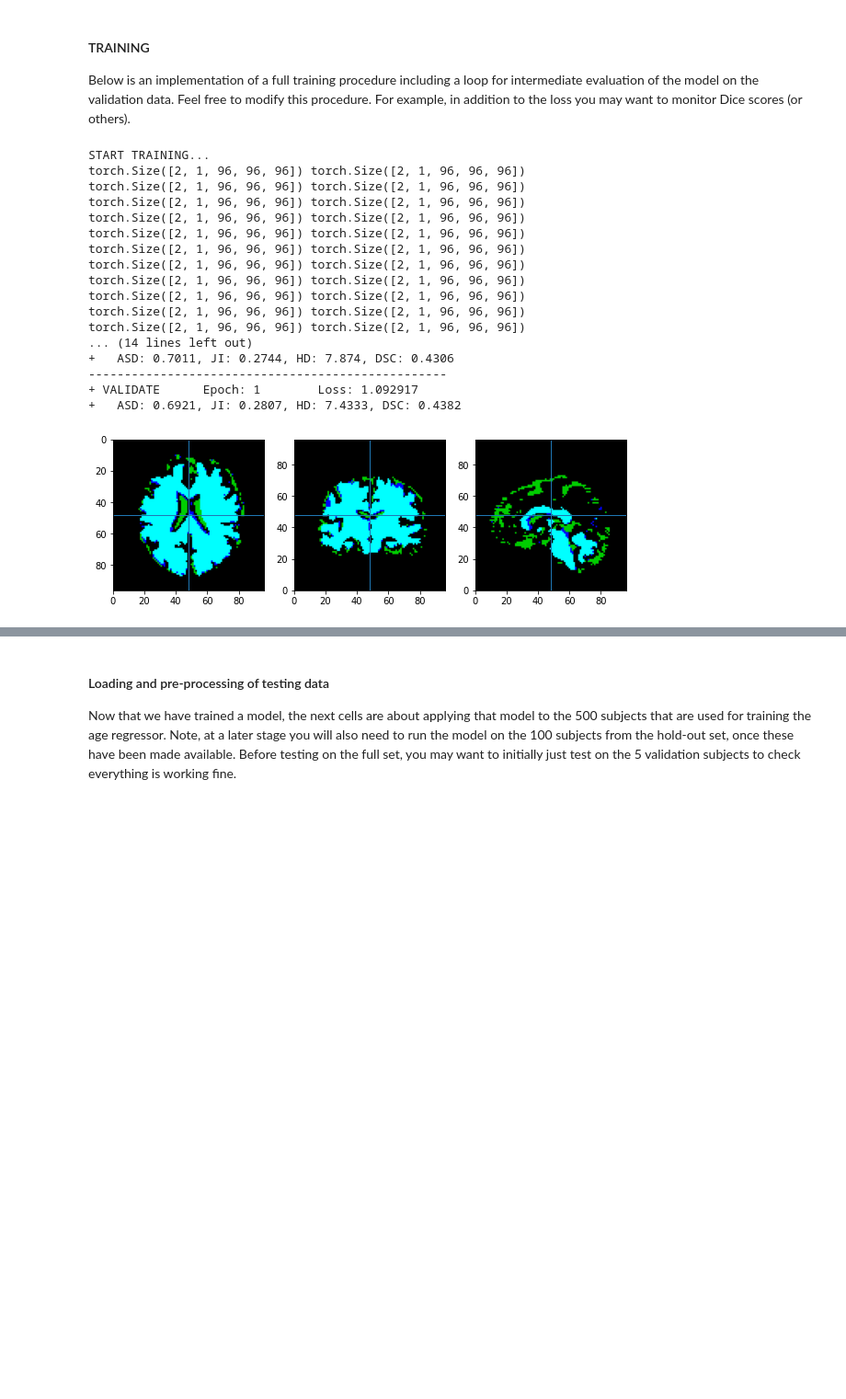
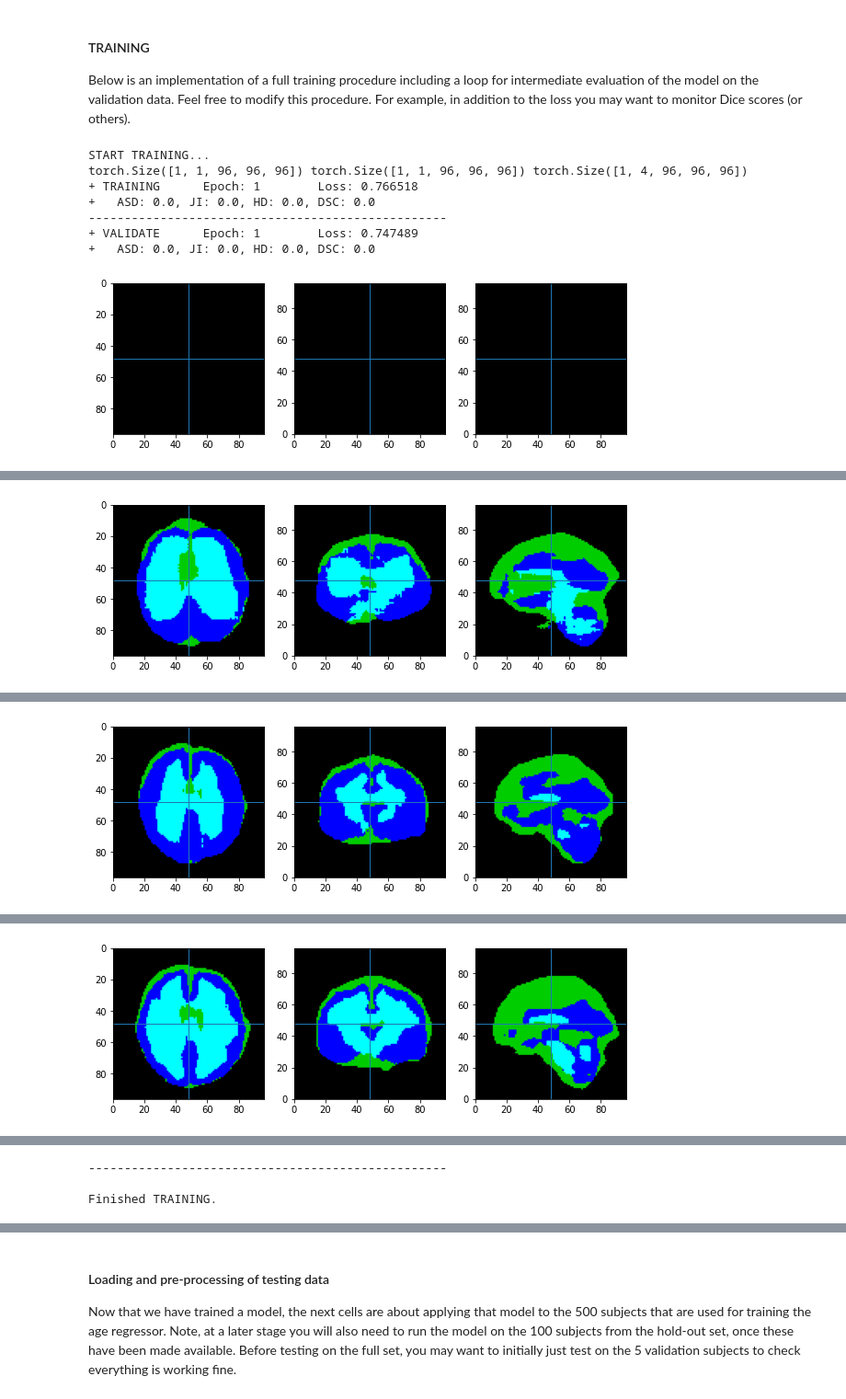
Before and after one commit to ML3ngiRNErT/imaging-cw, a Jupyter notebook: CW-Brain-Age-Regression.ipynb, the cells around one changed output, grey strips where cells are left out. Shown at 92% size. Saved outputs shown, nothing was run; the diff lists cells and outputs as text; code cells hidden in the pictures; blank space fills up the shorter version.

Commit message:
5x5 conv encoder with upsampling decoder

```diff
--- a/CW-Brain-Age-Regression.ipynb
+++ b/CW-Brain-Age-Regression.ipynb
@@ -548,12 +623,12 @@ class MetricsStore:
         seg_contour = sitk.LabelContour(seg)
 
         overlap_measures_filter.Execute(ref, seg)
-        hausdorff_distance_filter.Execute(ref_contour, seg_contour)
+        # hausdorff_distance_filter.Execute(ref_contour, seg_contour)
 
         ji = overlap_measures_filter.GetJaccardCoefficient()
         dsc = overlap_measures_filter.GetDiceCoefficient()
-        hd = hausdorff_distance_filter.GetHausdorffDistance()
-        asd = hausdorff_distance_filter.GetAverageHausdorffDistance()
+        hd = 0  # hausdorff_distance_filter.GetHausdorffDistance()
+        asd = 0  # hausdorff_distance_filter.GetAverageHausdorffDistance()
 
         self.ji.append(ji)
         self.dsc.append(dsc)
@@ -582,19 +657,28 @@ class MetricsStore:
         self.hd = []
         self.asd = []
         self.count = 0
+# %%
+model_dir = os.path.join(out_dir, 'model')
+
+if not os.path.exists(model_dir):
+    os.makedirs(model_dir)
+
+torch.manual_seed(rnd_seed) #fix random seed
+
+num_epochs = 40
+learning_rate = 0.0001
+
+# model = SimpleNet3D(num_classes=num_classes).to(device)
+filters = [1, 15, 30]
+kernel_size = 5
+enc = Encoder(filters=filters, kernel_size=kernel_size).to(device)
+dec = UpsampleConvUnit(96, _in=filters[-1], _out=num_classes, kernel_size=kernel_size).to(device)
+model = SegModel(enc, dec).to(device)
+
+model.train()
+
+optimizer = torch.optim.Adam(model.parameters(), lr=learning_rate)
 # %%
-model_dir = os.path.join(out_dir, 'model')
-
-if not os.path.exists(model_dir):
-    os.makedirs(model_dir)
-
-torch.manual_seed(rnd_seed) #fix random seed
-
-model = SimpleNet3D(num_classes=num_classes).to(device)
-model.train()
-
-optimizer = torch.optim.Adam(model.parameters(), lr=learning_rate)
-
 loss_train_log = []
 loss_val_log = []
 epoch_val_log = []
@@ -608,17 +692,19 @@ for epoch in range(1, num_epochs + 1):
     # Training
     for batch_idx, batch_samples in enumerate(dataloader_train):
         img, seg = batch_samples['img'].to(device), batch_samples['seg'].to(device)
-        print(img.shape, seg.shape)
         optimizer.zero_grad()
         prd = model(img)
         loss = F.cross_entropy(prd, seg.squeeze(1))
         loss.backward()
         optimizer.step()
 
+    print(img.shape, seg.shape, prd.shape)
+
     # Calculate training metrics
     for i in range(prd.shape[0]):
         _prd = torch.argmax(prd[i], dim=0)
         prediction = sitk.GetImageFromArray(_prd.cpu().squeeze().numpy().astype(np.int8))
+        # print(prediction)
         reference = sitk.GetImageFromArray(seg.cpu().squeeze().numpy().astype(np.int8))
         metrics_store.calc_seg_metrics(reference, prediction)
 
@@ -648,47 +734,37 @@ for epoch in range(1, num_epochs + 1):
                 prediction = sitk.GetImageFromArray(prd.cpu().squeeze().numpy().astype(np.int8))
                 reference = sitk.GetImageFromArray(seg.cpu().squeeze().numpy().astype(np.int8))
                 metrics_store.calc_seg_metrics(reference, prediction)
 
         loss_val /= sum_pts
         ji, dsc, hd, asc = metrics_store.get_averages()
         metrics_store.reset()
 
         loss_val_log.append(loss_val)
         epoch_val_log.append(epoch)
 
         print('--------------------------------------------------')
         print('+ VALIDATE \tEpoch: {} \tLoss: {:.6f}'.format(epoch, loss_val))
         print(f'+   ASD: {asc}, JI: {ji}, HD: {hd}, DSC: {dsc}')
         display_image(sitk.LabelToRGB(prediction))
         print('--------------------------------------------------')
 
 torch.save(model.state_dict(), os.path.join(model_dir, 'model.pt'))
 
 print('\nFinished TRAINING.')
 
 plt.plot(range(1, num_epochs + 1), loss_train_log, c='r', label='train')
 plt.plot(epoch_val_log, loss_val_log, c='b', label='val')
 plt.legend(loc='upper right')
 plt.xlabel('epoch')
 plt.ylabel('loss')
 plt.show()
 # %% [output]
 START TRAINING...
-torch.Size([2, 1, 96, 96, 96]) torch.Size([2, 1, 96, 96, 96])
-torch.Size([2, 1, 96, 96, 96]) torch.Size([2, 1, 96, 96, 96])
-torch.Size([2, 1, 96, 96, 96]) torch.Size([2, 1, 96, 96, 96])
-torch.Size([2, 1, 96, 96, 96]) torch.Size([2, 1, 96, 96, 96])
-torch.Size([2, 1, 96, 96, 96]) torch.Size([2, 1, 96, 96, 96])
-torch.Size([2, 1, 96, 96, 96]) torch.Size([2, 1, 96, 96, 96])
-torch.Size([2, 1, 96, 96, 96]) torch.Size([2, 1, 96, 96, 96])
-torch.Size([2, 1, 96, 96, 96]) torch.Size([2, 1, 96, 96, 96])
-torch.Size([2, 1, 96, 96, 96]) torch.Size([2, 1, 96, 96, 96])
-torch.Size([2, 1, 96, 96, 96]) torch.Size([2, 1, 96, 96, 96])
-torch.Size([2, 1, 96, 96, 96]) torch.Size([2, 1, 96, 96, 96])
-... (14 lines left out)
-+   ASD: 0.7011, JI: 0.2744, HD: 7.874, DSC: 0.4306
+torch.Size([1, 1, 96, 96, 96]) torch.Size([1, 1, 96, 96, 96]) torch.Size([1, 4, 96, 96, 96])
++ TRAINING      Epoch: 1        Loss: 0.766518
++   ASD: 0.0, JI: 0.0, HD: 0.0, DSC: 0.0
 --------------------------------------------------
-+ VALIDATE      Epoch: 1        Loss: 1.092917
-+   ASD: 0.6921, JI: 0.2807, HD: 7.4333, DSC: 0.4382
++ VALIDATE      Epoch: 1        Loss: 0.747489
++   ASD: 0.0, JI: 0.0, HD: 0.0, DSC: 0.0
-[figure, old version]
+[figure, new version]
 --------------------------------------------------
@@ -699,0 +787 @@ torch.Size([2, 1, 96, 96, 96]) torch.Size([2, 1, 96, 96, 96])
+[figure, added]
@@ -700,0 +805 @@ KeyboardInterrupt:
+[figure, added]
@@ -700,0 +823 @@ KeyboardInterrupt:
+[figure, added]
@@ -700,0 +842,3 @@ KeyboardInterrupt:
+--------------------------------------------------
+
+Finished TRAINING.
```
Also changed, not shown: parts of 9 cells of this notebook.
